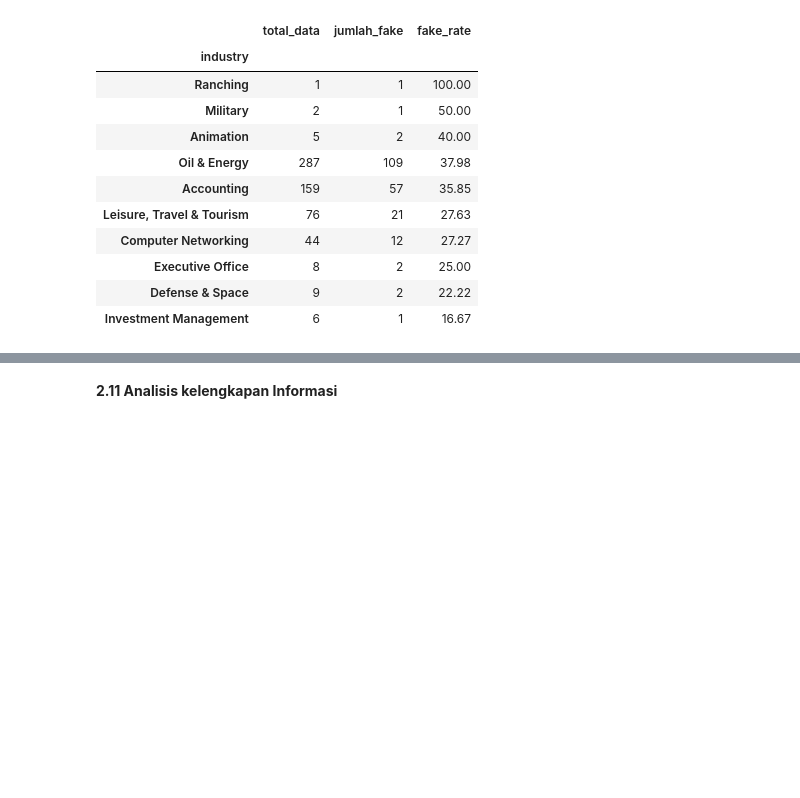
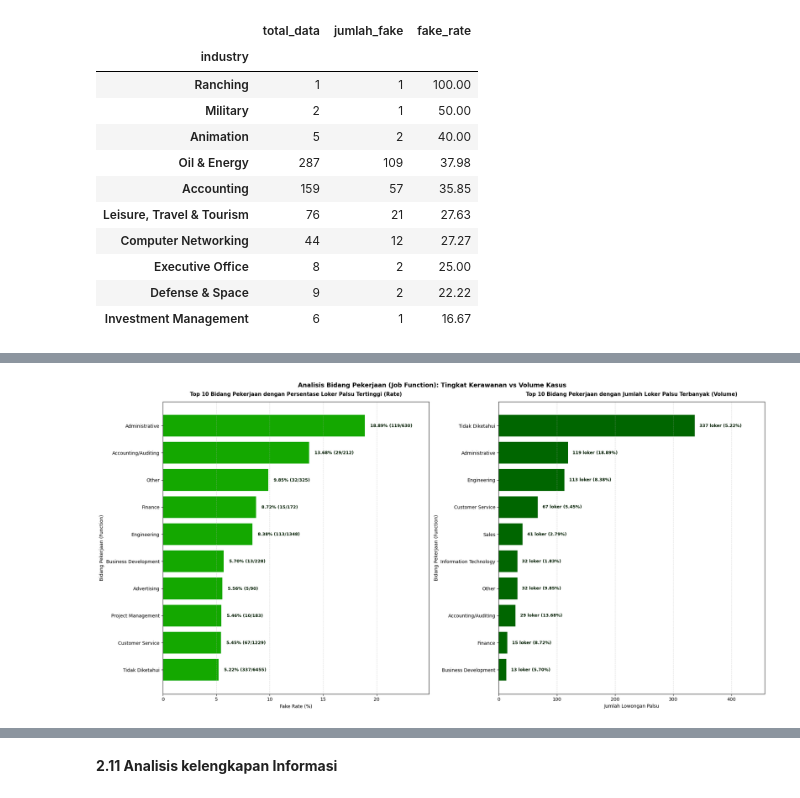
Before and after one commit to mkhabibii/lodong, a Jupyter notebook: notebooks/Klasifikasi_Lowongan_Asli_Palsu.ipynb, the cells around one changed output, grey strips where cells are left out. Drawn from its saved outputs; the diff is of its cells as text; code cells hidden in the pictures; blank space fills up the shorter version.

```diff
--- a/notebooks/Klasifikasi_Lowongan_Asli_Palsu.ipynb
+++ b/notebooks/Klasifikasi_Lowongan_Asli_Palsu.ipynb
@@ -566,0 +533,94 @@ Kode ini kita pakai untuk menganalisis persentase loker palsu berdasarkan bidang
+# %%
+df_function = df.copy()
+
+# Mengisi missing value dengan kategori "Tidak Diketahui"
+df_function["function"] = df_function["function"].fillna("Tidak Diketahui")
+
+# Statistik setiap kategori function
+function_analysis = (
+    df_function
+    .groupby("function")["fraudulent"]
+    .agg(
+        total_data="count",
+        jumlah_fake="sum",
+        fake_rate="mean"
+    )
+)
+
+function_analysis["fake_rate"] = (
+    function_analysis["fake_rate"] * 100
+).round(2)
+
+# Filter kategori yang memiliki minimal 50 data untuk menjaga validitas statistik
+MIN_SAMPLE = 50
+function_reliable = function_analysis[function_analysis["total_data"] >= MIN_SAMPLE]
+
+# Top 10 berdasarkan Fake Rate
+top_10_rate = function_reliable.sort_values("fake_rate", ascending=False).head(10)
+top_10_rate_sorted = top_10_rate.sort_values("fake_rate", ascending=True)
+
+# Top 10 berdasarkan Jumlah Loker Palsu (Volume)
+top_10_volume = function_reliable.sort_values("jumlah_fake", ascending=False).head(10)
+top_10_volume_sorted = top_10_volume.sort_values("jumlah_fake", ascending=True)
+
+fig, (ax1, ax2) = plt.subplots(1, 2, figsize=(20, 10))
+
+# Persentase Kerawanan (Fake Rate)
+bars1 = ax1.barh(
+    top_10_rate_sorted.index,
+    top_10_rate_sorted["fake_rate"],
+    color="#14a800"
+)
+for bar, (idx, row) in zip(bars1, top_10_rate_sorted.iterrows()):
+    width = bar.get_width()
+    jumlah_fake = row["jumlah_fake"]
+    total_data = row["total_data"]
+    label_text = f"{width:.2f}% ({int(jumlah_fake)}/{int(total_data)})"
+    ax1.text(
+        width + 0.5,
+        bar.get_y() + bar.get_height() / 2,
+        label_text,
+        va="center",
+        ha="left",
+        fontsize=9,
+        color="#001e00",
+        fontweight="bold"
+    )
+ax1.set_title("Top 10 Bidang Pekerjaan dengan Persentase Loker Palsu Tertinggi (Rate)", fontsize=11, fontweight="bold", pad=12)
+ax1.set_xlabel("Fake Rate (%)", fontsize=10)
+ax1.set_ylabel("Bidang Pekerjaan (Function)", fontsize=10)
+ax1.set_xlim(0, max(top_10_rate_sorted["fake_rate"]) + 6)
+ax1.grid(axis="x", linestyle="--", alpha=0.5)
+
+# Jumlah Kasus Penipuan (Volume)
+bars2 = ax2.barh(
+    top_10_volume_sorted.index,
+    top_10_volume_sorted["jumlah_fake"],
+    color="#006600"
+)
+for bar, (idx, row) in zip(bars2, top_10_volume_sorted.iterrows()):
+    width = bar.get_width()
+    fake_rate = row["fake_rate"]
+    total_data = row["total_data"]
+    label_text = f"{int(width)} loker ({fake_rate:.2f}%)"
+    ax2.text(
+        width + 8,
+        bar.get_y() + bar.get_height() / 2,
+        label_text,
+        va="center",
+        ha="left",
+        fontsize=9,
+        color="#001e00",
+        fontweight="bold"
+    )
+ax2.set_title("Top 10 Bidang Pekerjaan dengan Jumlah Loker Palsu Terbanyak (Volume)", fontsize=11, fontweight="bold", pad=12)
+ax2.set_xlabel("Jumlah Lowongan Palsu", fontsize=10)
+ax2.set_ylabel("Bidang Pekerjaan (Function)", fontsize=10)
+ax2.set_xlim(0, max(top_10_volume_sorted["jumlah_fake"]) + 120)
+ax2.grid(axis="x", linestyle="--", alpha=0.5)
+
+plt.suptitle("Analisis Bidang Pekerjaan (Job Function): Tingkat Kerawanan vs Volume Kasus", fontsize=13, fontweight="bold", y=0.98)
+plt.tight_layout()
+plt.show()
+# %% [output]
+[figure, added]
```
Also changed, not shown: parts of 77 cells of this notebook, 9 other files.
